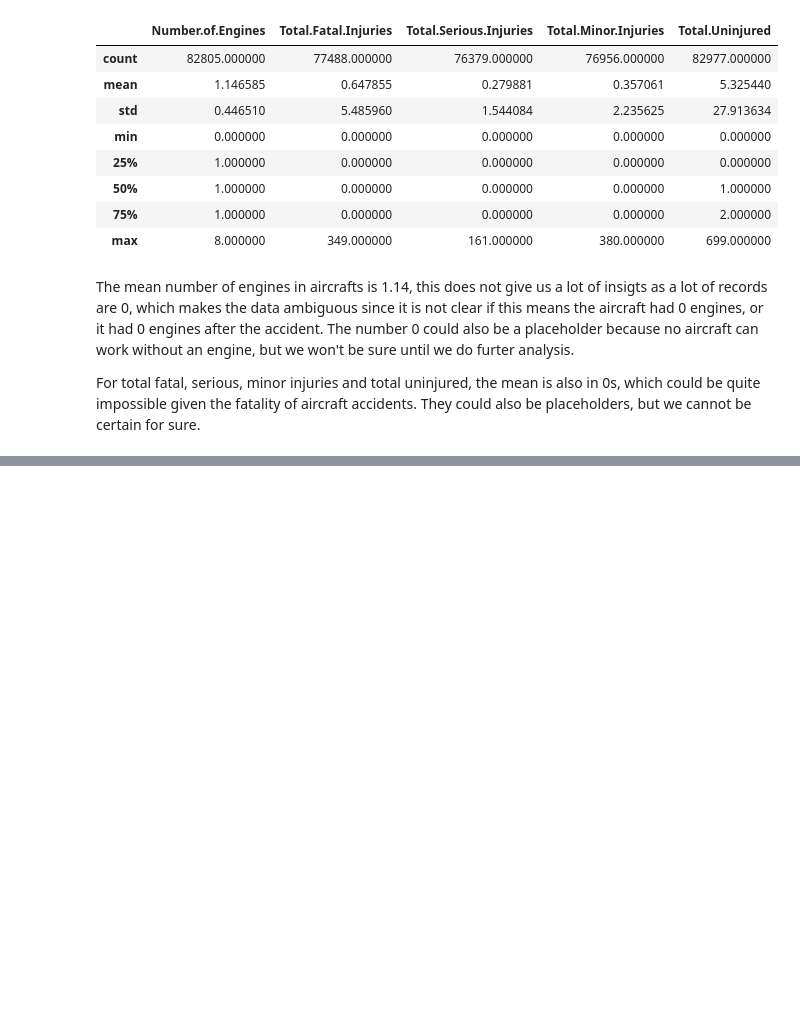
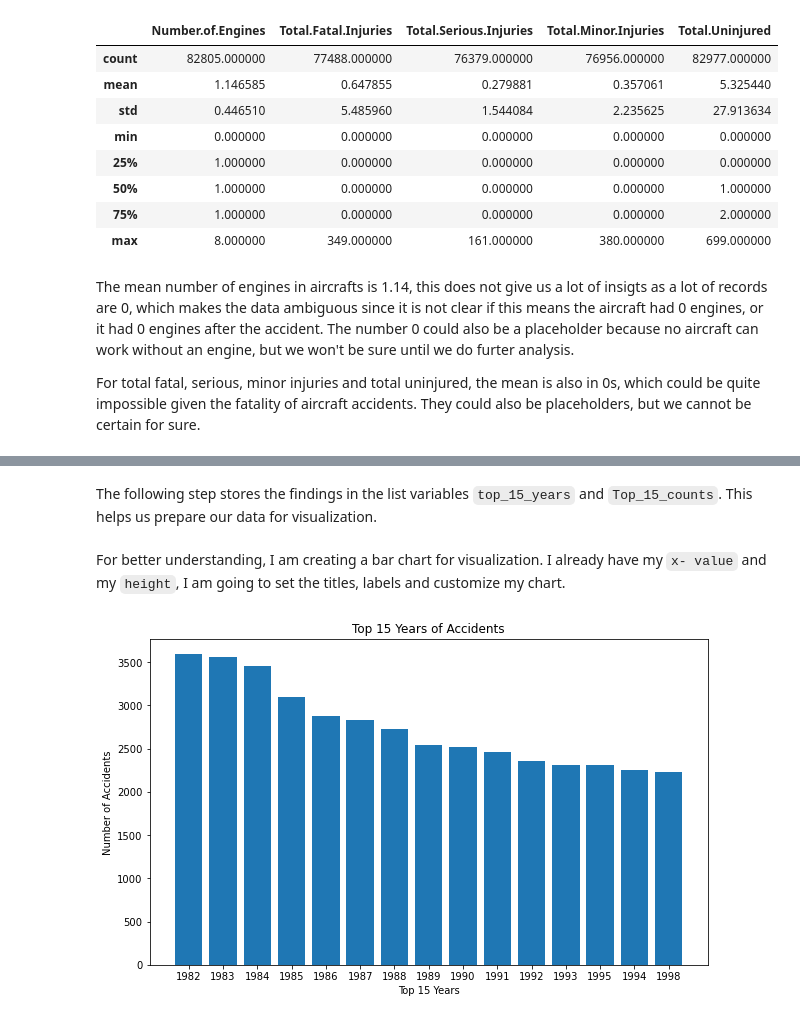
Before and after one commit to Assesa44/Phase1_project, a Jupyter notebook: notebook.ipynb, the cells around one changed output, grey strips where cells are left out. Cells and saved outputs as stored; diff of their text form; code cells hidden in the pictures; blank space fills up the shorter version.

Commit message:
First exploratory analysis

```diff
--- a/notebook.ipynb
+++ b/notebook.ipynb
@@ -146,0 +165,8 @@ In this section I am going to dig deeper, visualize and identify relationships b
+# %%
+#First step is to extract the year from the Event.Date column
+#To do this I have two options, to either change the column's data type to a date, or create a Year column. I am going with the latter.
+#I am using the .map() method and the lambda function to achieve this
+Aviation_data['Year'] = Aviation_data['Event.Date'].map(lambda x: x[0:4])
+
+#Review the new column
+Aviation_data['Year'].head()
@@ -146,0 +203,25 @@ In this section I am going to dig deeper, visualize and identify relationships b
+# %% [markdown]
+The following step stores the findings in the list variables `top_15_years` and `Top_15_counts`. This helps us prepare our data for visualization.
+# %%
+#storing top 15 years and their counts into lists.
+top_15_years = list(Aviation_data['Year'].value_counts().index[0:15])
+top_15_counts = list(Aviation_data['Year'].value_counts().head(15))
+# %% [markdown]
+For better understanding, I am creating a bar chart for visualization. I already have my `x- value` and my `height`, I am going to set the titles, labels and customize my chart.
+# %%
+#Setting title and axes labels.
+top_15_years_title = 'Top 15 Years of Accidents'
+value_x = 'Top 15 Years'
+height = 'Number of Accidents'
+
+#Plotting the bar chart
+fig, ax = plt.subplots(figsize= (10, 6))
+
+ax.bar(top_15_years, top_15_counts)
+
+#titles and labels
+ax.set_title(top_15_years_title)
+ax.set_xlabel(value_x)
+ax.set_ylabel(height);
+# %% [output]
+[figure, added]
```
Also changed, not shown: parts of 6 cells of this notebook.
